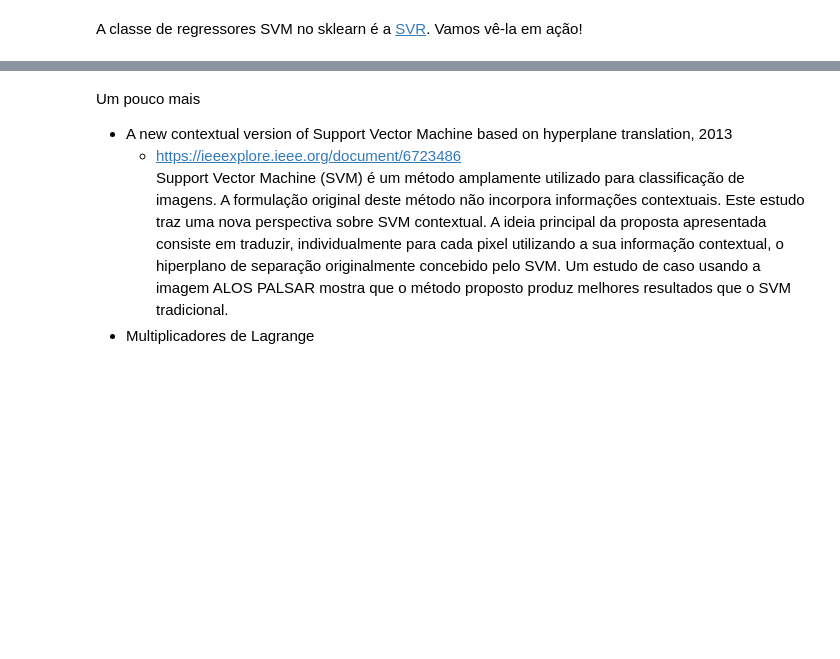
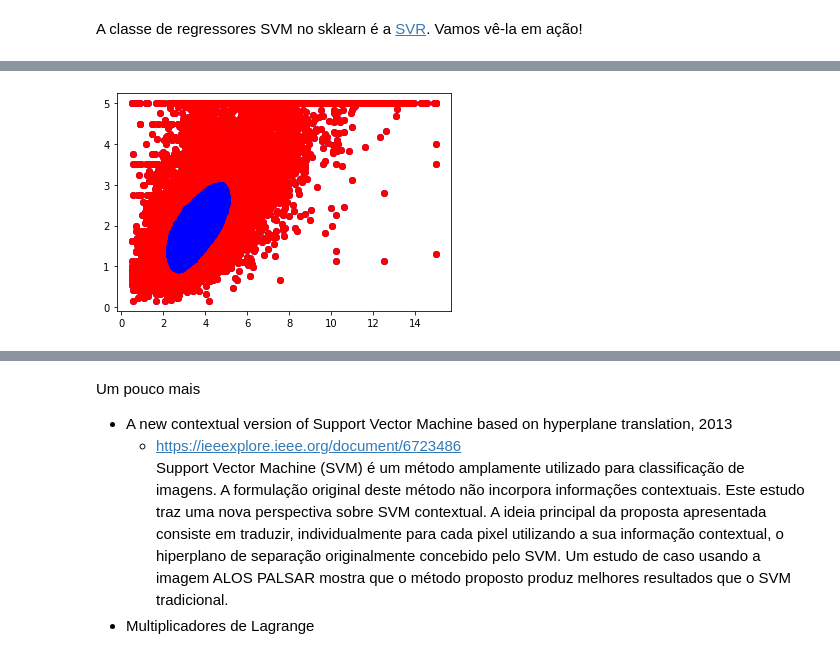
Before and after one commit to GabrielAsato/Curso_DS_Degree, a Jupyter notebook: Módulo 10 - Machine Learning II/aula01-Anotação do professor.ipynb, the cells around one changed output, grey strips where cells are left out. Saved outputs shown, nothing was run; the diff lists cells and outputs as text; code cells hidden in the pictures; blank space fills up the shorter version.

```diff
--- a/Módulo 10 - Machine Learning II/aula01.ipynb
+++ b/Módulo 10 - Machine Learning II/aula01-Anotação do professor.ipynb
@@ -642,0 +816,4 @@ A classe de regressores SVM no sklearn é a [SVR](https://scikit-learn.org/stabl
+# %%
+out_pred = ocs.predict(df_temp)
+# %%
+df_temp['out'] = out_pred
@@ -642,0 +829,3 @@ A classe de regressores SVM no sklearn é a [SVR](https://scikit-learn.org/stabl
+# %%
+df_out = df_temp[df_temp['out'] == -1]
+df_out.head()
@@ -642,0 +839,5 @@ A classe de regressores SVM no sklearn é a [SVR](https://scikit-learn.org/stabl
+# %%
+_ = plt.scatter(df_temp['MedInc'], df_temp['MedHouseVal'], color='blue')
+_ = plt.scatter(df_out['MedInc'], df_out['MedHouseVal'], color='red')
+# %% [output]
+[figure, added]
```
Also changed, not shown: parts of 111 cells of this notebook, 1 other file.
